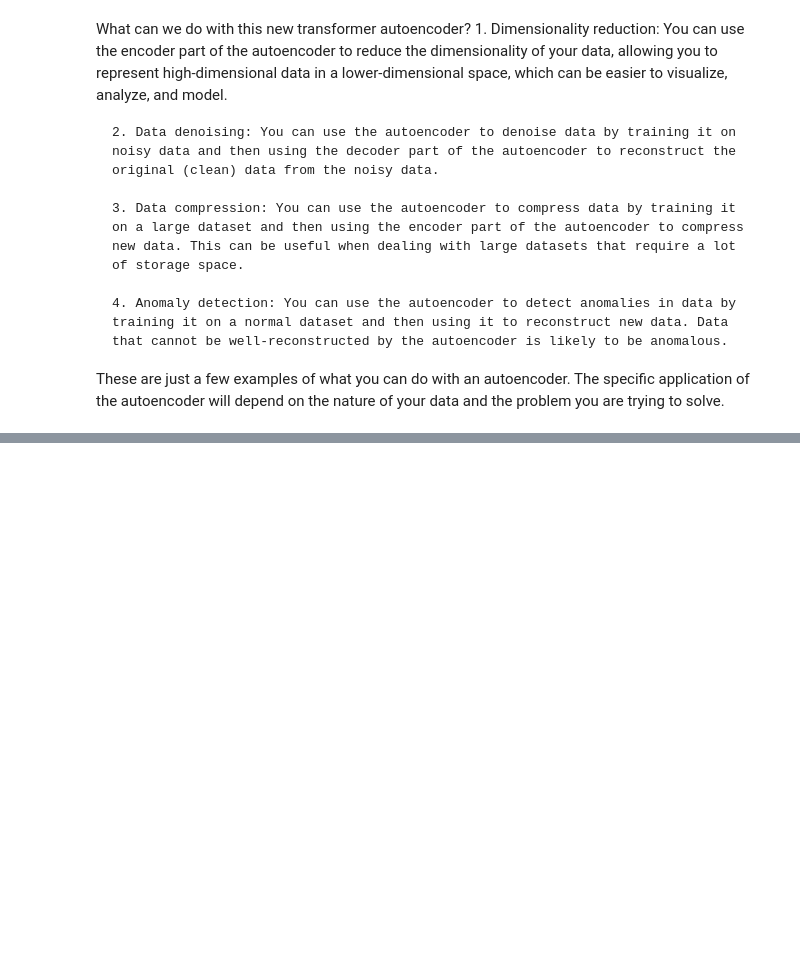
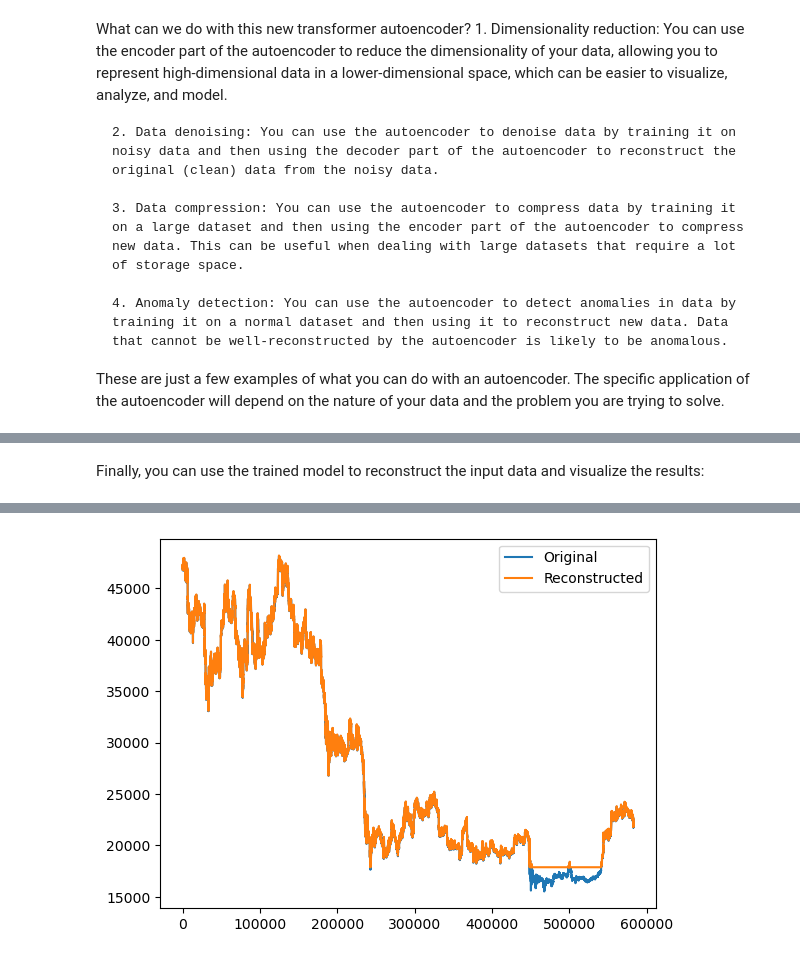
Before and after one commit to eervin123/feature-engineering, a Jupyter notebook: transformer-autoencoder.ipynb, the cells around one changed output, grey strips where cells are left out. Cells and saved outputs as stored; diff of their text form; code cells hidden in the pictures; blank space fills up the shorter version.

```diff
--- a/transformer-autoencoder.ipynb
+++ b/transformer-autoencoder.ipynb
@@ -127,0 +157,2 @@ TensorShape([1, 4, 4])
+# %%
+df = pd.read_csv('btc.csv')
@@ -127,0 +161,4 @@ TensorShape([1, 4, 4])
+# %%
+data = df['Close'].values.reshape(-1, 1)
+scaler = MinMaxScaler()
+scaled_data = scaler.fit_transform(data)
@@ -127,0 +189,17 @@ TensorShape([1, 4, 4])
+# %%
+# Split data into training and validation sets
+train_data = scaled_data[:len(scaled_data)//2]
+val_data = scaled_data[len(scaled_data)//2:]
+
+# Define model
+input_shape = (train_data.shape[1],)
+num_units = [128, 64, 32]
+model = transformer_autoencoder(input_shape, num_units)
+
+# Compile model
+model.compile(optimizer=Adam(learning_rate=0.01), loss='mse', metrics=['accuracy'])
+
+# Fit model
+model.fit(train_data, train_data,
+          validation_data=(val_data, val_data),
+          epochs=200, batch_size=128, verbose=1)
@@ -127,0 +230,16 @@ TensorShape([1, 4, 4])
+# %% [markdown]
+Finally, you can use the trained model to reconstruct the input data and visualize the results:
+# %%
+# Reconstruct input data
+reconstructed_data = model.predict(scaled_data)
+
+# Inverse normalize data
+reconstructed_data = scaler.inverse_transform(reconstructed_data)
+
+# Plot original and reconstructed data
+import matplotlib.pyplot as plt
+plt.plot(data, label='Original')
+plt.plot(reconstructed_data, label='Reconstructed')
+plt.legend()
+plt.show()
+# %% [output]
@@ -127,0 +247 @@ TensorShape([1, 4, 4])
+[figure, added]
```
Also changed, not shown: parts of 27 cells of this notebook, 10 other files.
